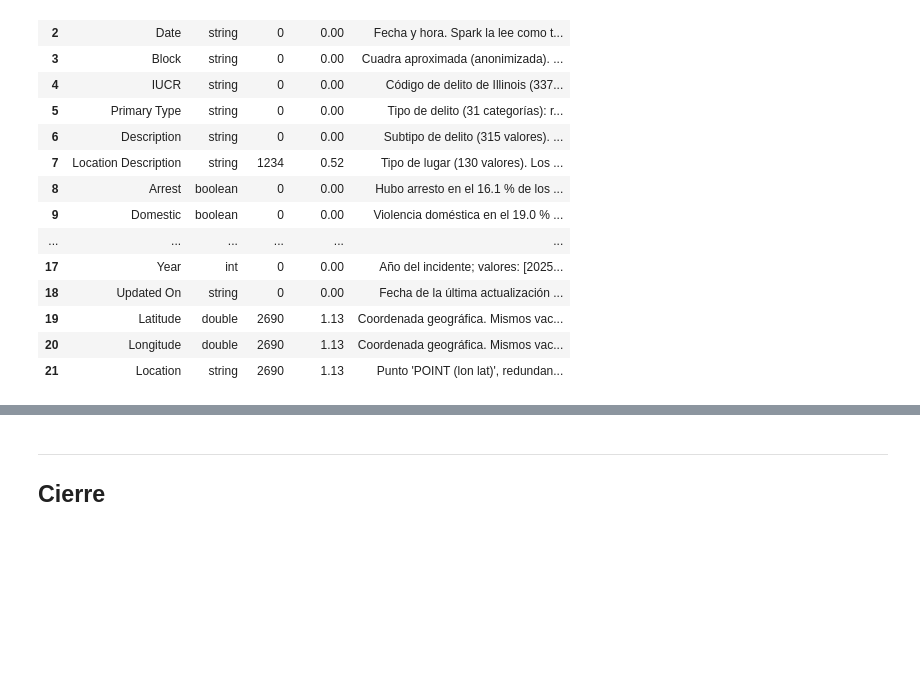
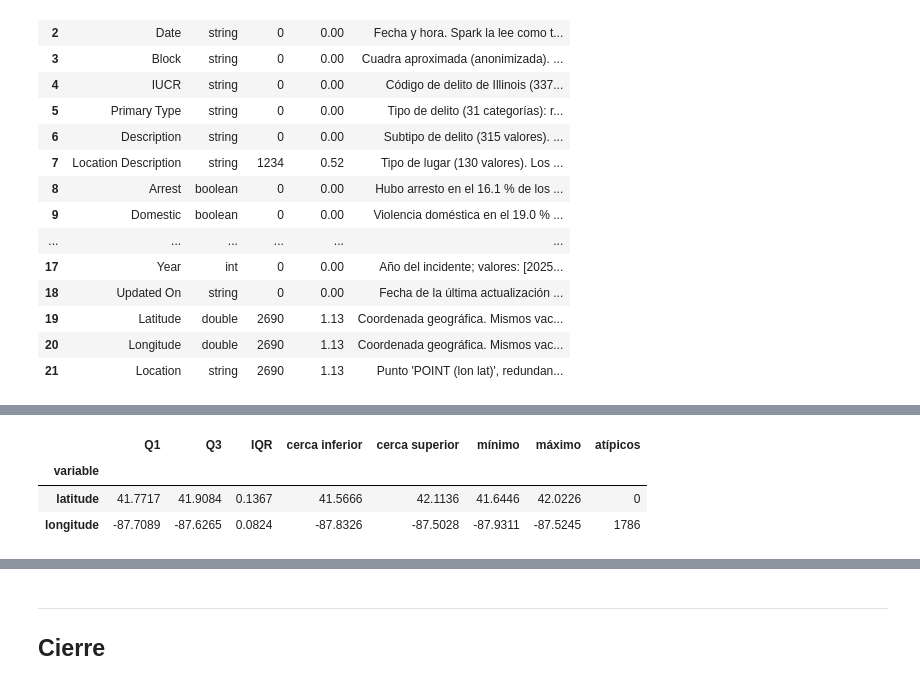
Before and after one commit to valentinodepaola/proyecto-integrador-big-data, a Jupyter notebook: notebooks/fase3_pipeline.ipynb, the cells around one changed output, grey strips where cells are left out. Drawn from its saved outputs; the diff is of its cells as text; code cells hidden in the pictures; blank space fills up the shorter version.

```diff
--- a/notebooks/fase3_pipeline.ipynb
+++ b/notebooks/fase3_pipeline.ipynb
@@ -239,0 +402,27 @@ tabla_variables
+# %%
+# Centro (mediana de las coordenadas originales) y área más frecuente de cada beat real
+sin_cero = lambda c: F.when(F.col(c) != 0, F.col(c))
+centros = (df_crimenes.filter(en_beat_real)
+           .groupBy("beat")
+           .agg(*[F.median(c).alias(f"{c}_beat") for c in ("latitude", "longitude", "x_coordinate", "y_coordinate")],
+                F.mode(sin_cero("ward")).alias("ward_beat"),
+                F.mode(sin_cero("community_area")).alias("community_area_beat")))
+
+df_imputado = (df_crimenes
+               .withColumn("location_description",
+                           F.when(vacio("location_description"), F.lit("DESCONOCIDO")).otherwise(F.col("location_description")))
+               .withColumn("coord_imputada", F.col("latitude").isNull())
+               .withColumn("hora_imputada",
+                           F.hour("fecha").isin(0, 12) & (F.minute("fecha") == 0) & (F.second("fecha") == 0))
+               .join(F.broadcast(centros), "beat", "left"))
+for c in ("latitude", "longitude", "x_coordinate", "y_coordinate", "ward", "community_area"):
+    df_imputado = df_imputado.withColumn(c, F.coalesce(sin_cero(c), F.col(f"{c}_beat")))
+df_imputado = df_imputado.select([c for c, _ in COLUMNAS_PROCESSED])
+
+n_hora_imputada = df_imputado.filter("hora_imputada").count()
+print(f"location_description → DESCONOCIDO: {n_lugar:,}")
+print(f"Coordenadas: {n_coord_nulas:,} sin coordenadas · {n_coord_imputables:,} imputadas con el centro de su beat · "
+      f"{n_coord_nulas - n_coord_imputables:,} del beat {BEAT_SIN_UBICACION} quedan sin ubicación")
+print(f"ward / community_area en 0 → nulo: {n_ward_cero:,} / {n_area_cero:,} · imputados con el valor de su beat: "
+      f"{n_ward_imputable:,} / {n_area_imputable:,}")
+print(f"hora_imputada: {n_hora_imputada:,} ({n_hora_imputada * 100 / n_tipados:.2f} %)")
@@ -239,0 +458,23 @@ tabla_variables
+# %%
+originales = df_imputado.filter(~F.col("coord_imputada") & F.col("latitude").isNotNull())
+cuartiles = originales.approxQuantile(["latitude", "longitude"], [0.25, 0.75], 0.001)
+
+filas_iqr, fuera_iqr = [], None
+for c, (q1, q3) in zip(["latitude", "longitude"], cuartiles):
+    iqr = q3 - q1
+    bajo, alto = q1 - 1.5 * iqr, q3 + 1.5 * iqr
+    condicion = (F.col(c) < bajo) | (F.col(c) > alto)
+    fuera_iqr = condicion if fuera_iqr is None else fuera_iqr | condicion
+    filas_iqr.append({"variable": c, "Q1": q1, "Q3": q3, "IQR": iqr, "cerca inferior": bajo, "cerca superior": alto,
+                      "mínimo": None, "máximo": None, "atípicos": originales.filter(condicion).count()})
+extremos = originales.agg(F.min("latitude"), F.max("latitude"), F.min("longitude"), F.max("longitude")).first()
+filas_iqr[0].update({"mínimo": extremos[0], "máximo": extremos[1]})
+filas_iqr[1].update({"mínimo": extremos[2], "máximo": extremos[3]})
+
+n_atipicos_iqr = originales.filter(fuera_iqr).count()
+pd.DataFrame(filas_iqr).set_index("variable").round(4)
+# %% [output]
+|  | Q1 | Q3 | IQR | cerca inferior | cerca superior | mínimo | máximo | atípicos |
+| variable |  |  |  |  |  |  |  |  |
+| latitude | 41.7717 | 41.9084 | 0.1367 | 41.5666 | 42.1136 | 41.6446 | 42.0226 | 0 |
+| longitude | -87.7089 | -87.6265 | 0.0824 | -87.8326 | -87.5028 | -87.9311 | -87.5245 | 1786 |
```
Also changed, not shown: parts of 28 cells of this notebook, 1 other file.
